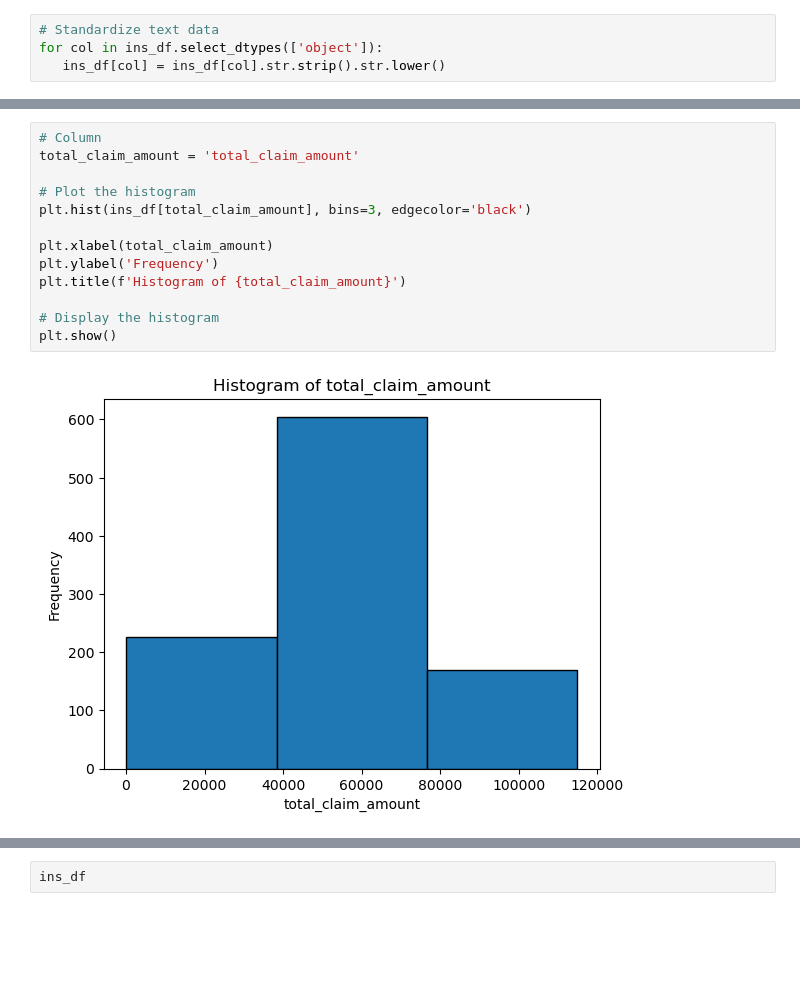
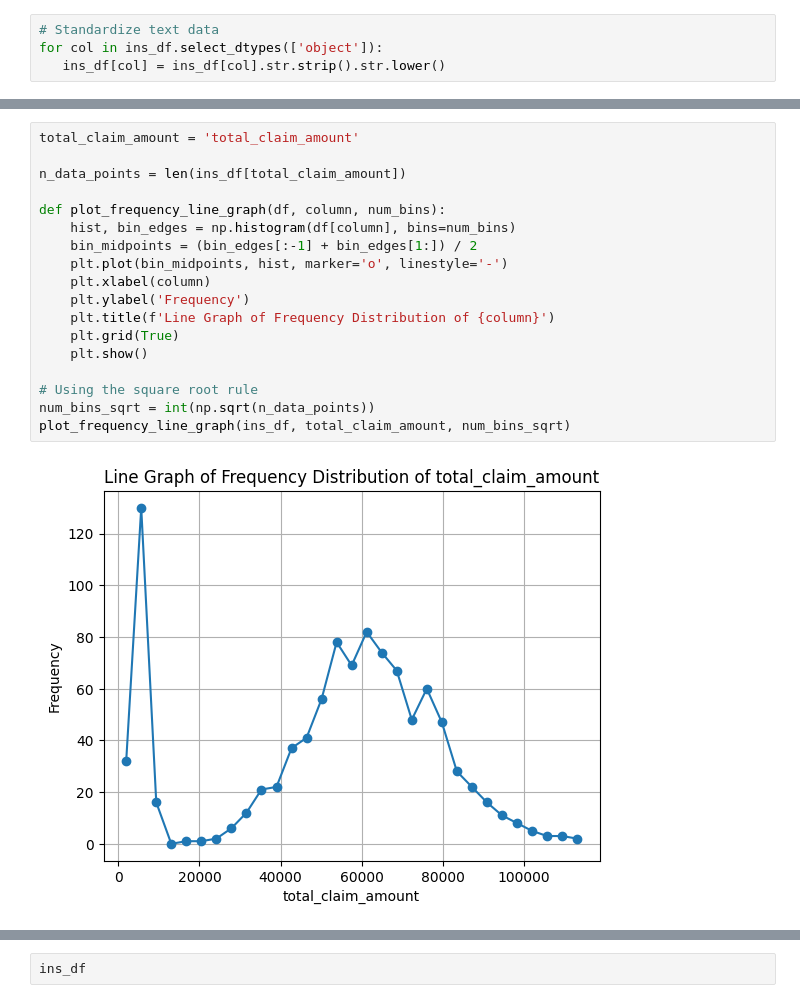
Before and after one commit to KennyM28/Explore_AI-KS_Mashishi-Capstone, a Jupyter notebook: KS_MASHISHI_CAPSTONE/KS_MASHISHI_Capstone.ipynb, the cells around one changed output, grey strips where cells are left out. Saved outputs shown, nothing was run; the diff lists cells and outputs as text; blank space fills up the shorter version.

```diff
--- a/KS_MASHISHI_CAPSTONE/KS_MASHISHI_Capstone.ipynb
+++ b/KS_MASHISHI_CAPSTONE/KS_MASHISHI_Capstone.ipynb
@@ -421,15 +422,20 @@ plt.show()
-# %%
-# Column
-total_claim_amount = 'total_claim_amount'
-
-# Plot the histogram
-plt.hist(ins_df[total_claim_amount], bins=3, edgecolor='black')
-
-plt.xlabel(total_claim_amount)
-plt.ylabel('Frequency')
-plt.title(f'Histogram of {total_claim_amount}')
-
-# Display the histogram
-plt.show()
-# %% [output]
-[figure, removed]
+# %%
+total_claim_amount = 'total_claim_amount'
+
+n_data_points = len(ins_df[total_claim_amount])
+
+def plot_frequency_line_graph(df, column, num_bins):
+    hist, bin_edges = np.histogram(df[column], bins=num_bins)
+    bin_midpoints = (bin_edges[:-1] + bin_edges[1:]) / 2
+    plt.plot(bin_midpoints, hist, marker='o', linestyle='-')
+    plt.xlabel(column)
+    plt.ylabel('Frequency')
+    plt.title(f'Line Graph of Frequency Distribution of {column}')
+    plt.grid(True)
+    plt.show()
+
+# Using the square root rule
+num_bins_sqrt = int(np.sqrt(n_data_points))
+plot_frequency_line_graph(ins_df, total_claim_amount, num_bins_sqrt)
+# %% [output]
+[figure, added]
```
Also changed, not shown: parts of 31 cells of this notebook, 14 other files.
